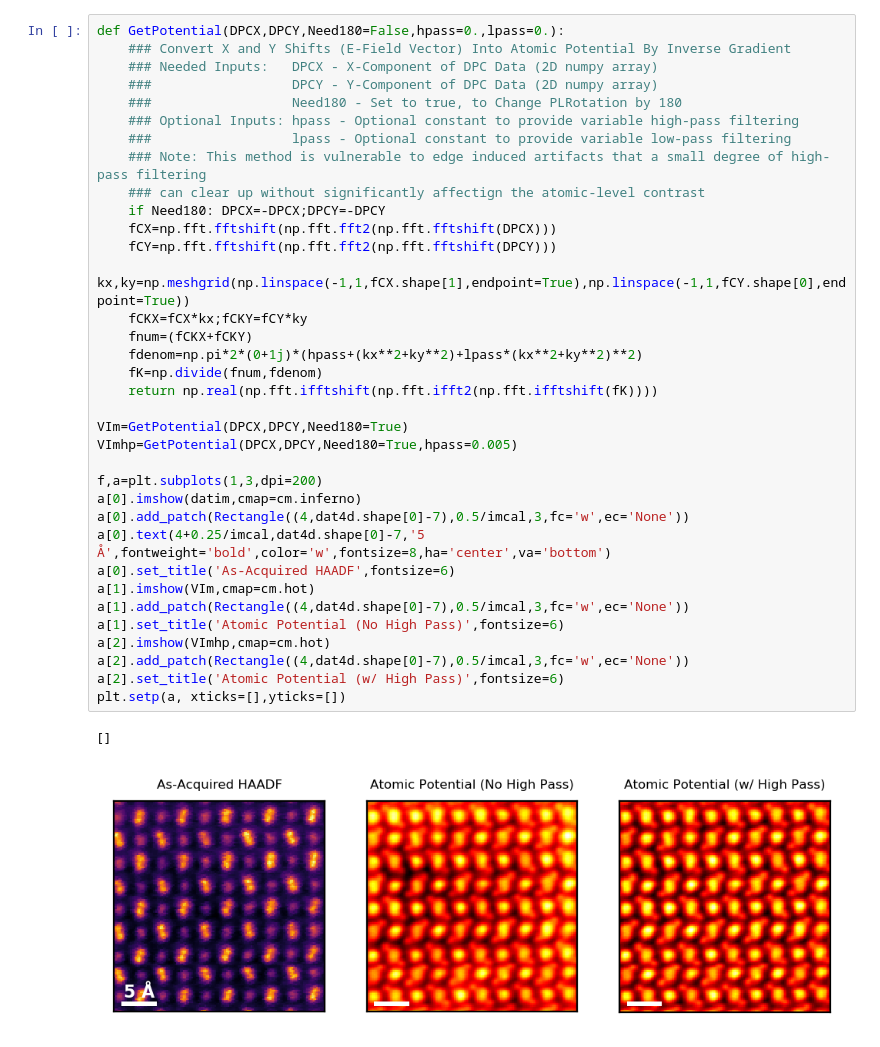
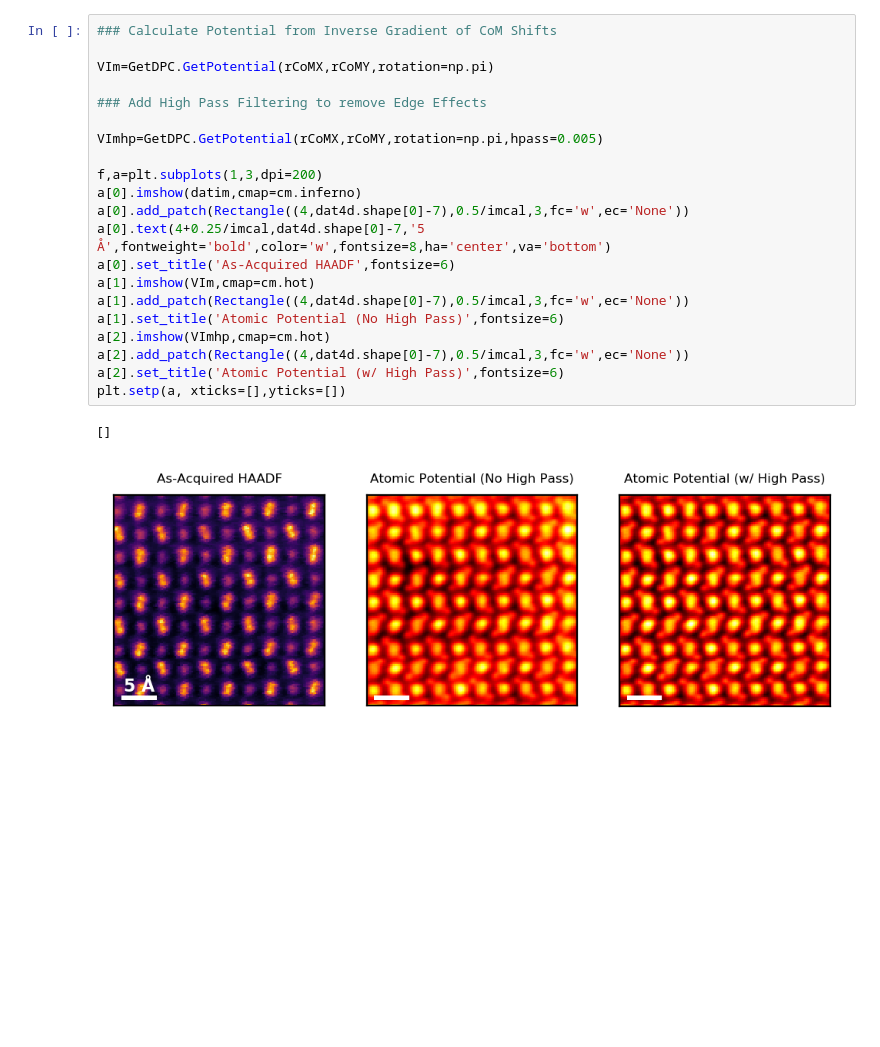
Before and after one commit to hachteja/GetDPC, a Jupyter notebook: GetDPC-DemoNotebook.ipynb, the cells around one changed output. Cells and saved outputs as stored; diff of their text form; blank space fills up the shorter version.

```diff
--- a/GetDPC-DemoNotebook.ipynb
+++ b/GetDPC-DemoNotebook.ipynb
@@ -274,41 +205,27 @@ plt.setp(a, xticks=[],yticks=[])
 # %% [output]
 []
 [figure]
-# %%
-def GetPotential(DPCX,DPCY,Need180=False,hpass=0.,lpass=0.):
-    ### Convert X and Y Shifts (E-Field Vector) Into Atomic Potential By Inverse Gradient
-    ### Needed Inputs:   DPCX - X-Component of DPC Data (2D numpy array)
-    ###                  DPCY - Y-Component of DPC Data (2D numpy array)
-    ###                  Need180 - Set to true, to Change PLRotation by 180
-    ### Optional Inputs: hpass - Optional constant to provide variable high-pass filtering
-    ###                  lpass - Optional constant to provide variable low-pass filtering
-    ### Note: This method is vulnerable to edge induced artifacts that a small degree of high-pass filtering
-    ### can clear up without significantly affectign the atomic-level contrast
-    if Need180: DPCX=-DPCX;DPCY=-DPCY
-    fCX=np.fft.fftshift(np.fft.fft2(np.fft.fftshift(DPCX)))
-    fCY=np.fft.fftshift(np.fft.fft2(np.fft.fftshift(DPCY)))
-    kx,ky=np.meshgrid(np.linspace(-1,1,fCX.shape[1],endpoint=True),np.linspace(-1,1,fCY.shape[0],endpoint=True))
-    fCKX=fCX*kx;fCKY=fCY*ky
-    fnum=(fCKX+fCKY)
-    fdenom=np.pi*2*(0+1j)*(hpass+(kx**2+ky**2)+lpass*(kx**2+ky**2)**2)
-    fK=np.divide(fnum,fdenom)
-    return np.real(np.fft.ifftshift(np.fft.ifft2(np.fft.ifftshift(fK))))
-
-VIm=GetPotential(DPCX,DPCY,Need180=True)
-VImhp=GetPotential(DPCX,DPCY,Need180=True,hpass=0.005)
-
-f,a=plt.subplots(1,3,dpi=200)
-a[0].imshow(datim,cmap=cm.inferno)
-a[0].add_patch(Rectangle((4,dat4d.shape[0]-7),0.5/imcal,3,fc='w',ec='None'))
-a[0].text(4+0.25/imcal,dat4d.shape[0]-7,'5 Å',fontweight='bold',color='w',fontsize=8,ha='center',va='bottom')
-a[0].set_title('As-Acquired HAADF',fontsize=6)
-a[1].imshow(VIm,cmap=cm.hot)
-a[1].add_patch(Rectangle((4,dat4d.shape[0]-7),0.5/imcal,3,fc='w',ec='None'))
-a[1].set_title('Atomic Potential (No High Pass)',fontsize=6)
-a[2].imshow(VImhp,cmap=cm.hot)
-a[2].add_patch(Rectangle((4,dat4d.shape[0]-7),0.5/imcal,3,fc='w',ec='None'))
-a[2].set_title('Atomic Potential (w/ High Pass)',fontsize=6)
-plt.setp(a, xticks=[],yticks=[])
-# %% [output]
-[]
-[figure, removed]
+# %%
+### Calculate Potential from Inverse Gradient of CoM Shifts
+
+VIm=GetDPC.GetPotential(rCoMX,rCoMY,rotation=np.pi)
+
+### Add High Pass Filtering to remove Edge Effects
+
+VImhp=GetDPC.GetPotential(rCoMX,rCoMY,rotation=np.pi,hpass=0.005)
+
+f,a=plt.subplots(1,3,dpi=200)
+a[0].imshow(datim,cmap=cm.inferno)
+a[0].add_patch(Rectangle((4,dat4d.shape[0]-7),0.5/imcal,3,fc='w',ec='None'))
+a[0].text(4+0.25/imcal,dat4d.shape[0]-7,'5 Å',fontweight='bold',color='w',fontsize=8,ha='center',va='bottom')
+a[0].set_title('As-Acquired HAADF',fontsize=6)
+a[1].imshow(VIm,cmap=cm.hot)
+a[1].add_patch(Rectangle((4,dat4d.shape[0]-7),0.5/imcal,3,fc='w',ec='None'))
+a[1].set_title('Atomic Potential (No High Pass)',fontsize=6)
+a[2].imshow(VImhp,cmap=cm.hot)
+a[2].add_patch(Rectangle((4,dat4d.shape[0]-7),0.5/imcal,3,fc='w',ec='None'))
+a[2].set_title('Atomic Potential (w/ High Pass)',fontsize=6)
+plt.setp(a, xticks=[],yticks=[])
+# %% [output]
+[]
+[figure, added]
```
Also changed, not shown: parts of 12 cells of this notebook, 5 other files.
